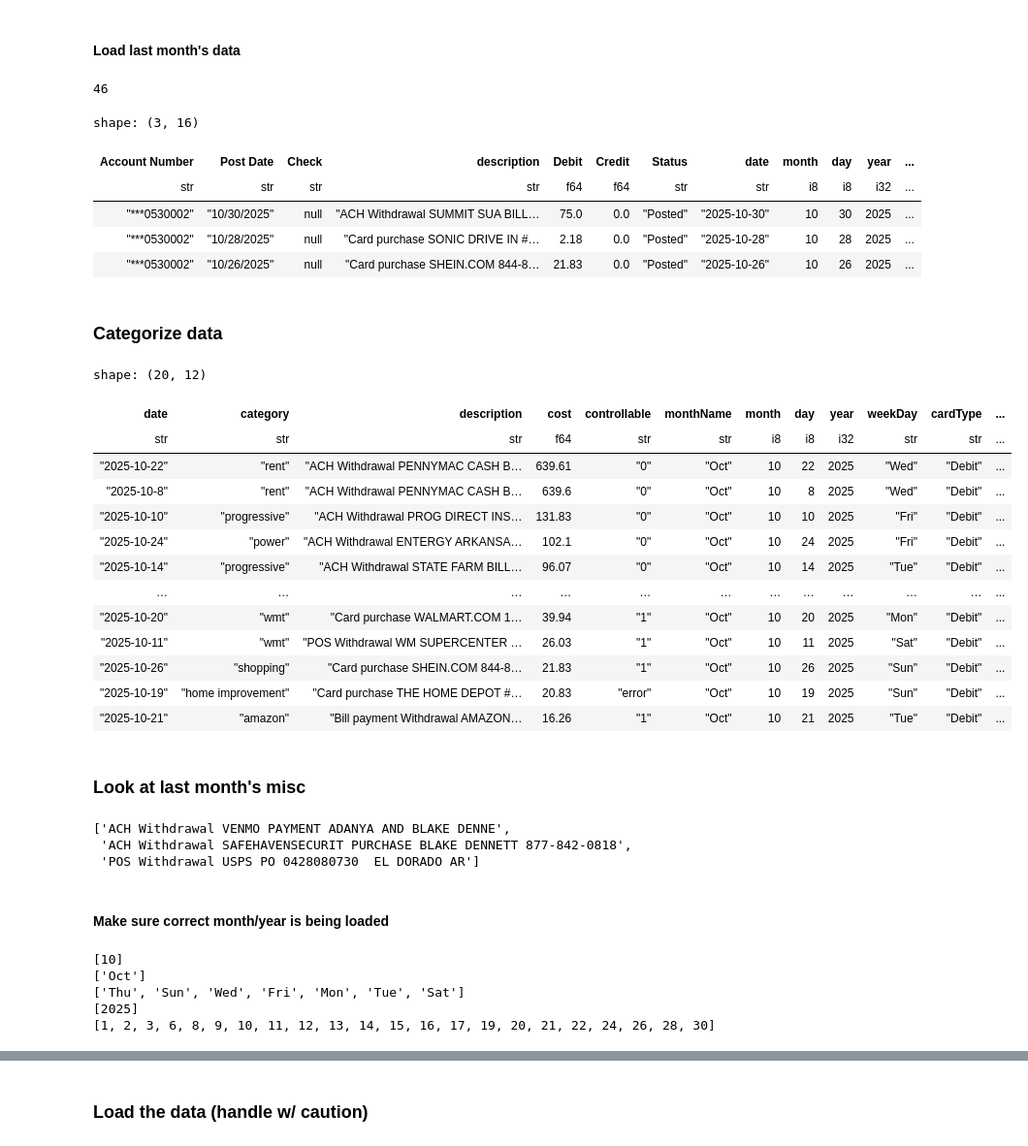
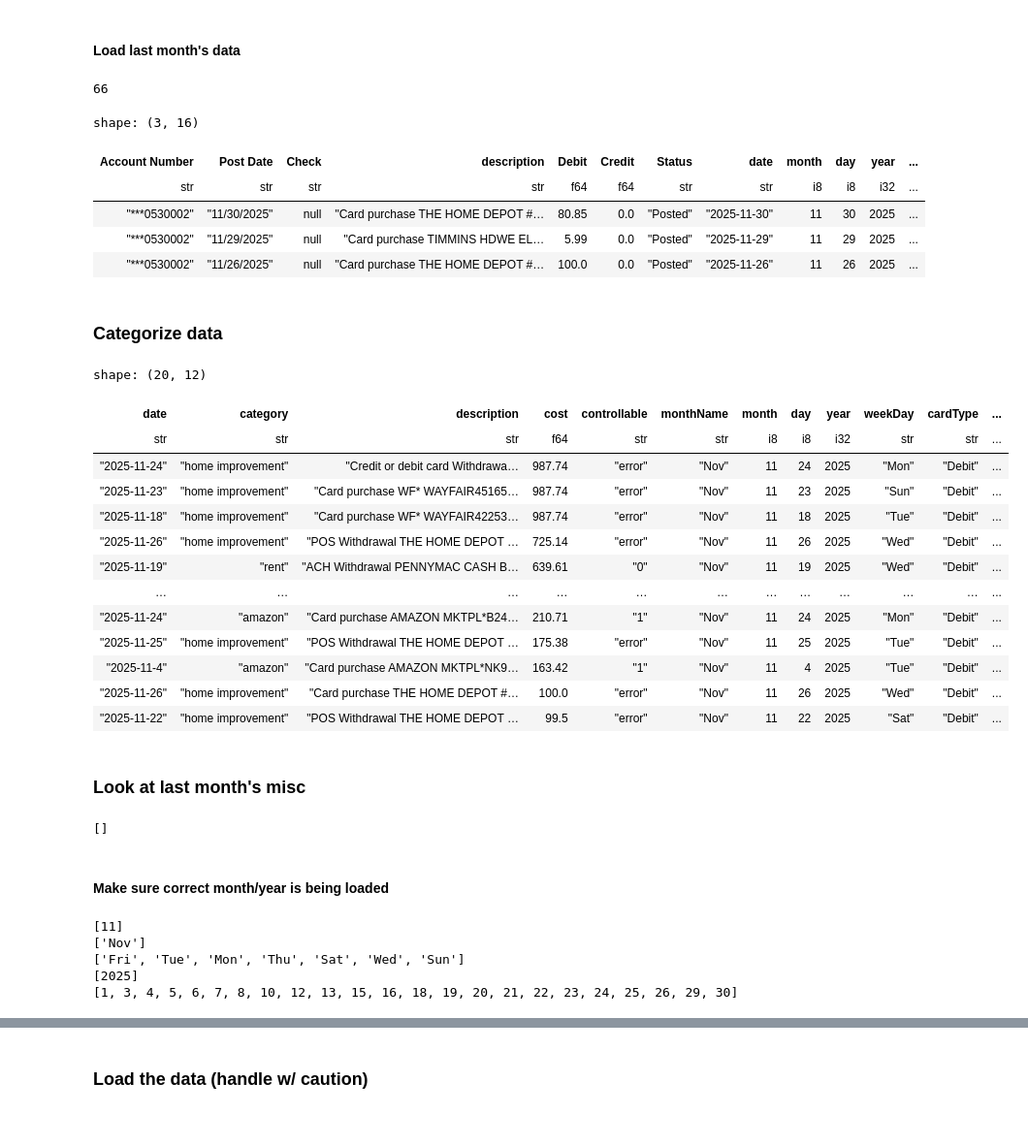
Before and after one commit to blakedennett/FinancialStreamline2, a Jupyter notebook: BankStreamline/AddDebit.ipynb, the cells around one changed output, grey strips where cells are left out. Shown: that part at 97% size. Cells and saved outputs as stored; diff of their text form; code cells hidden in the pictures.

```diff
--- a/BankStreamline/AddDebit.ipynb
+++ b/BankStreamline/AddDebit.ipynb
@@ -22,7 +22,7 @@ if last_month == 0:
     current_yr = current_yr - 1
 
 
-df = pl.read_csv(r'C:\Users\Denne\OneDrive\Documents\GitHub\FinancialStreamline2\BankStreamline\Data\DebitHistory.csv')
+df = pl.read_csv(r'C:\Users\Denne\Documents\VSCodeProjects\FinancialStreamline2\BankStreamline\Data\DebitHistory.csv')
 
 # Date work
 df = df.with_columns(
@@ -54,13 +54,13 @@ df = df.filter(~pl.col('Description').str.contains('ELECTRONIC DEPOSIT MURPHY OI
 print(len(df))
 df.limit(3)
 # %% [output]
-46
+66
 shape: (3, 16)
 | Account Number | Post Date | Check | description | Debit | Credit | Status | date | month | day | year | ... |
 | str | str | str | str | f64 | f64 | str | str | i8 | i8 | i32 | ... |
-| "***0530002" | "10/30/2025" | null | "ACH Withdrawal SUMMIT SUA BILL… | 75.0 | 0.0 | "Posted" | "2025-10-30" | 10 | 30 | 2025 | ... |
-| "***0530002" | "10/28/2025" | null | "Card purchase SONIC DRIVE IN #… | 2.18 | 0.0 | "Posted" | "2025-10-28" | 10 | 28 | 2025 | ... |
-| "***0530002" | "10/26/2025" | null | "Card purchase SHEIN.COM 844-8… | 21.83 | 0.0 | "Posted" | "2025-10-26" | 10 | 26 | 2025 | ... |
+| "***0530002" | "11/30/2025" | null | "Card purchase THE HOME DEPOT #… | 80.85 | 0.0 | "Posted" | "2025-11-30" | 11 | 30 | 2025 | ... |
+| "***0530002" | "11/29/2025" | null | "Card purchase TIMMINS HDWE EL… | 5.99 | 0.0 | "Posted" | "2025-11-29" | 11 | 29 | 2025 | ... |
+| "***0530002" | "11/26/2025" | null | "Card purchase THE HOME DEPOT #… | 100.0 | 0.0 | "Posted" | "2025-11-26" | 11 | 26 | 2025 | ... |
 # %% [markdown]
 ### Categorize data
 # %%
@@ -104,7 +104,7 @@ df = df.with_columns(category =
                   # ======================= fun =======================
     .when(pl.col('description').str.contains('Amazon Prime|YouTube|ZOO|MUSEUM|AQUARIUM|LION.S CLUB GOLF')).then(pl.lit('fun'))
     .when(pl.col('description').str.contains('COMFORT INN|CINEMA|HOLIDAY INN|El Dorado Golf|PlayStation')).then(pl.lit('fun'))
-    .when(pl.col('description').str.contains('EXCALIBUR FAMILY FUN|AIRBNB|EXPEDIA|EL DORADO GOLF')).then(pl.lit('fun'))
+    .when(pl.col('description').str.contains('EXCALIBUR FAMILY FUN|AIRBNB|EXPEDIA|EL DORADO GOLF|UNITED')).then(pl.lit('fun'))
                   # ======================= power =======================
     .when(pl.col('description').str.contains('ENTERGY')).then(pl.lit('power'))
                   # ======================= car =======================
@@ -121,53 +121,51 @@ df = df.with_columns(category =
     .when(pl.col('description').str.contains('SUMMIT')).then(pl.lit('natural gas'))
                   # ======================= Home improvement =======================
     .when(pl.col('description').str.contains('SHERWIN-WILLIAMS|THE HOME DEPOT|MAIN STREET ANTIQUES')).then(pl.lit('home improvement'))
     .when(pl.col('description').str.contains('HOBBYLOBBY|EVERYBODYS ANTIQUE|HOBBY-LOBBY')).then(pl.lit('home improvement'))
-    .when(pl.col('description').str.contains('TIMMINS|Sherwin-Williams')).then(pl.lit('home improvement'))
+    .when(pl.col('description').str.contains('TIMMINS|Sherwin-Williams|WAYFAIR')).then(pl.lit('home improvement'))
                   # ======================= rent =======================
     .when((pl.col('description').str.contains('PENNYMAC'))).then(pl.lit('rent'))
     .otherwise(pl.lit('misc'))
 )
 
 
 controllables = ['food', 'wmt', 'shopping', 'subscriptions', 'fun', 'misc', 'amazon', 'food']
 uncontrollables = ['tithing', 'progressive', 'power', 'gas', 'water', 'internet', 'rent', 'car']
 
 df = df.with_columns(controllable = pl.when(pl.col('category').is_in(controllables)).then(pl.lit(1))
                                     .when(pl.col('category').is_in(uncontrollables)).then(pl.lit(0))
                                     .otherwise(pl.lit('error')))
 
 
 df = df.select(['date', 'category', 'description', 'cost', 'controllable', 'monthName', 'month', 'day', 'year', 'weekDay', 'cardType', 'quarter'])
 
 # df.limit(10)
 
 # list(df.filter(pl.col('Category') == 'wmt')['description'].unique())
 # list(df.filter(pl.col('Category') == 'gas')['description'].unique())
 # list(df.filter(pl.col('Category') == 'unknown')['description'].unique())
 df.sort(pl.col('cost'), descending=True).limit(20)
 # %% [output]
 shape: (20, 12)
 | date | category | description | cost | controllable | monthName | month | day | year | weekDay | cardType | ... |
 | str | str | str | f64 | str | str | i8 | i8 | i32 | str | str | ... |
-| "2025-10-22" | "rent" | "ACH Withdrawal PENNYMAC CASH B… | 639.61 | "0" | "Oct" | 10 | 22 | 2025 | "Wed" | "Debit" | ... |
-| "2025-10-8" | "rent" | "ACH Withdrawal PENNYMAC CASH B… | 639.6 | "0" | "Oct" | 10 | 8 | 2025 | "Wed" | "Debit" | ... |
-| "2025-10-10" | "progressive" | "ACH Withdrawal PROG DIRECT INS… | 131.83 | "0" | "Oct" | 10 | 10 | 2025 | "Fri" | "Debit" | ... |
-| "2025-10-24" | "power" | "ACH Withdrawal ENTERGY ARKANSA… | 102.1 | "0" | "Oct" | 10 | 24 | 2025 | "Fri" | "Debit" | ... |
-| "2025-10-14" | "progressive" | "ACH Withdrawal STATE FARM BILL… | 96.07 | "0" | "Oct" | 10 | 14 | 2025 | "Tue" | "Debit" | ... |
+| "2025-11-24" | "home improvement" | "Credit or debit card Withdrawa… | 987.74 | "error" | "Nov" | 11 | 24 | 2025 | "Mon" | "Debit" | ... |
+| "2025-11-23" | "home improvement" | "Card purchase WF* WAYFAIR45165… | 987.74 | "error" | "Nov" | 11 | 23 | 2025 | "Sun" | "Debit" | ... |
+| "2025-11-18" | "home improvement" | "Card purchase WF* WAYFAIR42253… | 987.74 | "error" | "Nov" | 11 | 18 | 2025 | "Tue" | "Debit" | ... |
+| "2025-11-26" | "home improvement" | "POS Withdrawal THE HOME DEPOT … | 725.14 | "error" | "Nov" | 11 | 26 | 2025 | "Wed" | "Debit" | ... |
+| "2025-11-19" | "rent" | "ACH Withdrawal PENNYMAC CASH B… | 639.61 | "0" | "Nov" | 11 | 19 | 2025 | "Wed" | "Debit" | ... |
 | … | … | … | … | … | … | … | … | … | … | … | ... |
-| "2025-10-20" | "wmt" | "Card purchase WALMART.COM 1… | 39.94 | "1" | "Oct" | 10 | 20 | 2025 | "Mon" | "Debit" | ... |
-| "2025-10-11" | "wmt" | "POS Withdrawal WM SUPERCENTER … | 26.03 | "1" | "Oct" | 10 | 11 | 2025 | "Sat" | "Debit" | ... |
-| "2025-10-26" | "shopping" | "Card purchase SHEIN.COM 844-8… | 21.83 | "1" | "Oct" | 10 | 26 | 2025 | "Sun" | "Debit" | ... |
-| "2025-10-19" | "home improvement" | "Card purchase THE HOME DEPOT #… | 20.83 | "error" | "Oct" | 10 | 19 | 2025 | "Sun" | "Debit" | ... |
-| "2025-10-21" | "amazon" | "Bill payment Withdrawal AMAZON… | 16.26 | "1" | "Oct" | 10 | 21 | 2025 | "Tue" | "Debit" | ... |
+| "2025-11-24" | "amazon" | "Card purchase AMAZON MKTPL*B24… | 210.71 | "1" | "Nov" | 11 | 24 | 2025 | "Mon" | "Debit" | ... |
+| "2025-11-25" | "home improvement" | "POS Withdrawal THE HOME DEPOT … | 175.38 | "error" | "Nov" | 11 | 25 | 2025 | "Tue" | "Debit" | ... |
+| "2025-11-4" | "amazon" | "Card purchase AMAZON MKTPL*NK9… | 163.42 | "1" | "Nov" | 11 | 4 | 2025 | "Tue" | "Debit" | ... |
+| "2025-11-26" | "home improvement" | "Card purchase THE HOME DEPOT #… | 100.0 | "error" | "Nov" | 11 | 26 | 2025 | "Wed" | "Debit" | ... |
+| "2025-11-22" | "home improvement" | "POS Withdrawal THE HOME DEPOT … | 99.5 | "error" | "Nov" | 11 | 22 | 2025 | "Sat" | "Debit" | ... |
 # %% [markdown]
 ### Look at last month's misc
 # %%
 list(df.filter(pl.col('category') == 'misc')['description'].unique())
 # %% [output]
-['ACH Withdrawal VENMO PAYMENT ADANYA AND BLAKE DENNE',
- 'ACH Withdrawal SAFEHAVENSECURIT PURCHASE BLAKE DENNETT 877-842-0818',
- 'POS Withdrawal USPS PO 0428080730  EL DORADO AR']
+[]
 # %% [markdown]
 #### Make sure correct month/year is being loaded
 # %%
@@ -179,11 +177,11 @@ print(list(df['day'].unique()))
 # print(df.select(pl.col("date").min()))
 # print(df.select(pl.col("date").max())) # needs fixed, looking at str, not date
 # %% [output]
-[10]
-['Oct']
-['Thu', 'Sun', 'Wed', 'Fri', 'Mon', 'Tue', 'Sat']
+[11]
+['Nov']
+['Fri', 'Tue', 'Mon', 'Thu', 'Sat', 'Wed', 'Sun']
 [2025]
-[1, 2, 3, 6, 8, 9, 10, 11, 12, 13, 14, 15, 16, 17, 19, 20, 21, 22, 24, 26, 28, 30]
+[1, 3, 4, 5, 6, 7, 8, 10, 12, 13, 15, 16, 18, 19, 20, 21, 22, 23, 24, 25, 26, 29, 30]
 # %% [markdown]
 ### Check number of rows (40ish per month)
 Apr: 38
```
Also changed, not shown: parts of 3 cells of this notebook, 8 other files.
